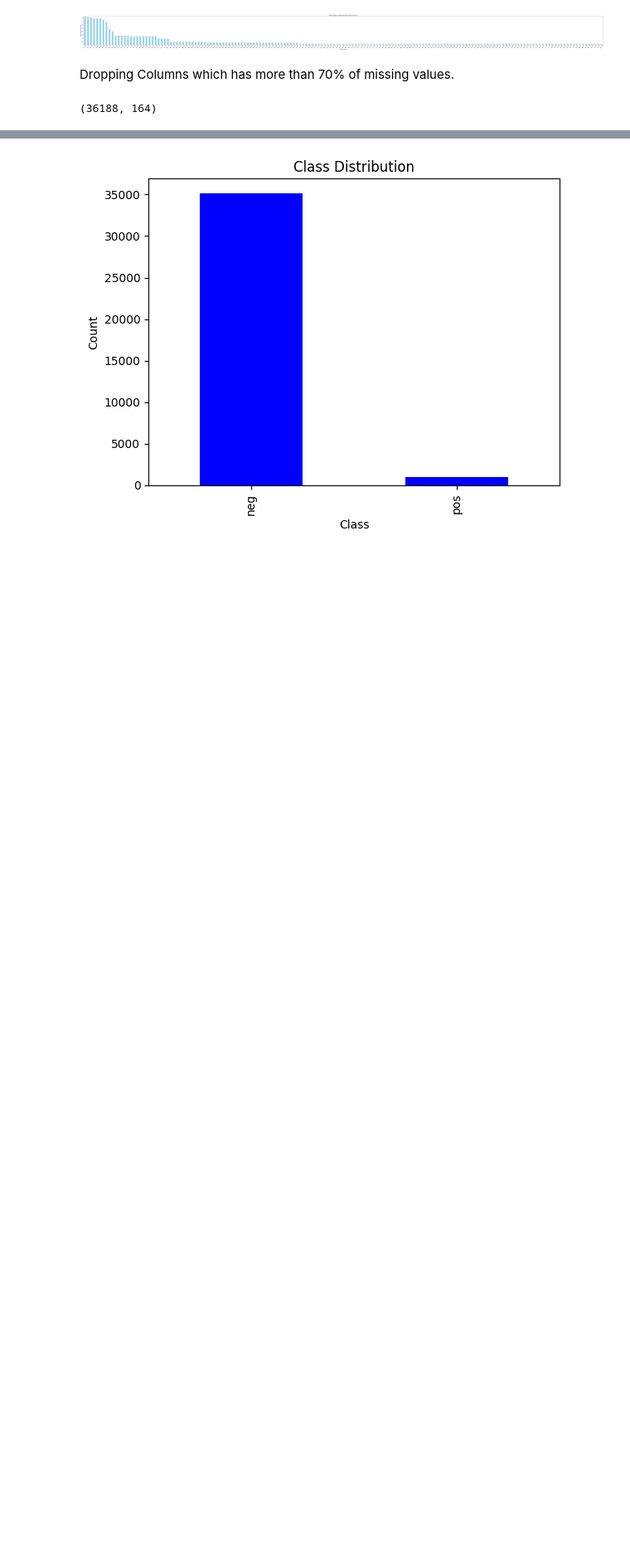
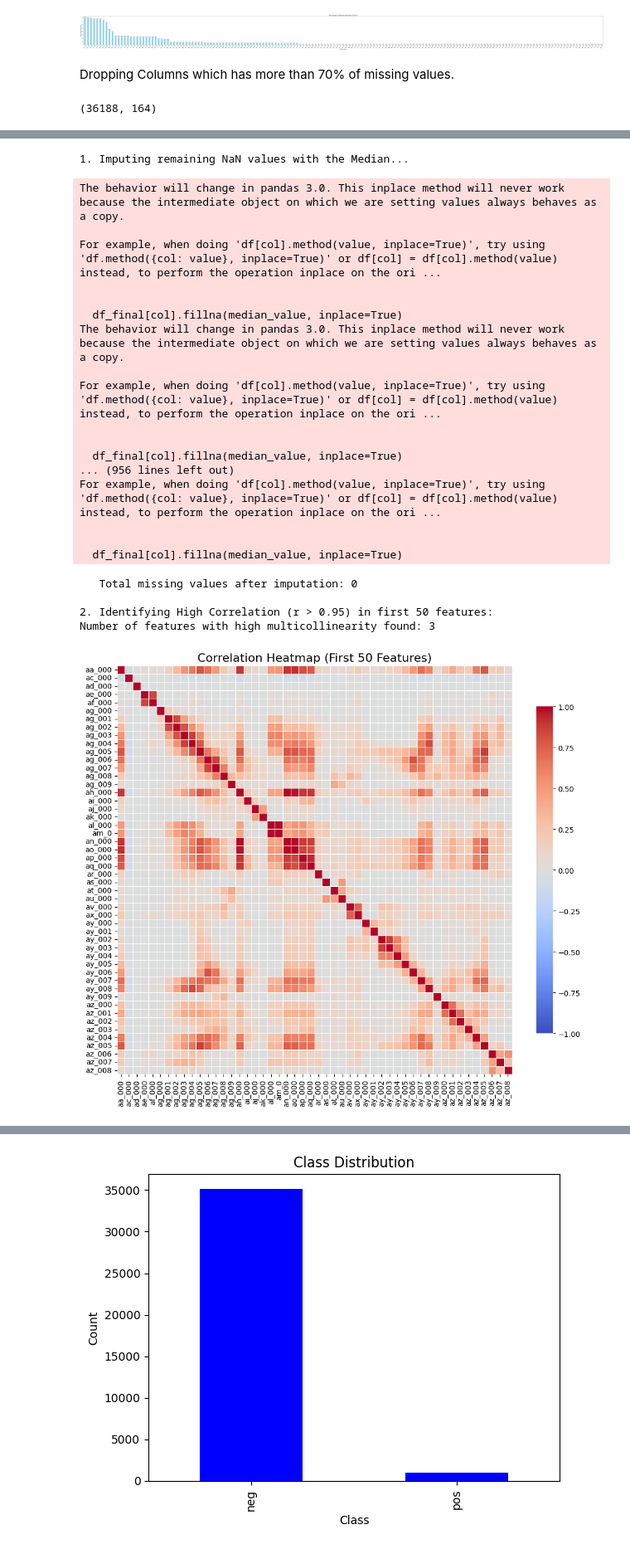
Before and after one commit to NamanVerma27/ABS_liveSensor, a Jupyter notebook: EDA.ipynb, the cells around one changed output, grey strips where cells are left out. Shown at 83% size. Cells and saved outputs as stored; diff of their text form; code cells hidden in the pictures; blank space fills up the shorter version.

```diff
--- a/EDA.ipynb
+++ b/EDA.ipynb
@@ -150,0 +399,64 @@ df.shape
+# %%
+# --- 1. Impute Remaining NaNs with Median (Necessary for Correlation Matrix) ---
+# Create the final, clean dataset for correlation
+df_final = df.drop(columns=['class_encoded']).copy()
+
+print("1. Imputing remaining NaN values with the Median...")
+# Only apply imputation to numeric columns (which is all but 'class')
+for col in df_final.columns:
+    if col != 'class' and df_final[col].isnull().sum() > 0:
+        # Calculate median only on the non-NaN values
+        median_value = df_final[col].median()
+        df_final[col].fillna(median_value, inplace=True)
+
+print(f"   Total missing values after imputation: {df_final.isnull().sum().sum()}")
+# Drop the target variable to analyze feature-to-feature correlation
+features_only = df_final.drop(columns=['class'])
+
+# --- 2. Calculate Correlation Matrix and Identify Multicollinearity ---
+# Calculate the Correlation Matrix (only for the first 50 features for visualization, as 164 is too big)
+# We use the imputed (but not transformed) data for Pearson correlation
+corr_matrix = features_only.iloc[:, :50].corr()
+
+# Define the threshold for high correlation
+high_corr_threshold = 0.95
+
+# Find features highly correlated with others (using the upper triangle of the matrix)
+# This identifies one feature in a highly correlated pair that could potentially be dropped
+upper = corr_matrix.where(np.triu(np.ones(corr_matrix.shape), k=1).astype(bool))
+to_drop_high_corr = [column for column in upper.columns if any(upper[column] > high_corr_threshold)]
+
+print(f"\n2. Identifying High Correlation (r > {high_corr_threshold}) in first 50 features:")
+print(f"Number of features with high multicollinearity found: {len(to_drop_high_corr)}")
+
+# --- 3. Visualize the Correlation Matrix (Heatmap) ---
+plt.figure(figsize=(12, 10))
+# Use 'vmax' and 'vmin' to focus the color scale on the high correlation range
+sns.heatmap(corr_matrix, cmap='coolwarm', linewidths=0.5,
+            cbar_kws={'shrink': 0.8}, vmin=-1, vmax=1)
+plt.title('Correlation Heatmap (First 50 Features)', fontsize=16)
+plt.show()
+# %% [output]
+1. Imputing remaining NaN values with the Median...
+The behavior will change in pandas 3.0. This inplace method will never work because the intermediate object on which we are setting values always behaves as a copy.
+
+For example, when doing 'df[col].method(value, inplace=True)', try using 'df.method({col: value}, inplace=True)' or df[col] = df[col].method(value) instead, to perform the operation inplace on the ori ...
+
+
+  df_final[col].fillna(median_value, inplace=True)
+The behavior will change in pandas 3.0. This inplace method will never work because the intermediate object on which we are setting values always behaves as a copy.
+
+For example, when doing 'df[col].method(value, inplace=True)', try using 'df.method({col: value}, inplace=True)' or df[col] = df[col].method(value) instead, to perform the operation inplace on the ori ...
+
+
+  df_final[col].fillna(median_value, inplace=True)
+... (956 lines left out)
+For example, when doing 'df[col].method(value, inplace=True)', try using 'df.method({col: value}, inplace=True)' or df[col] = df[col].method(value) instead, to perform the operation inplace on the ori ...
+
+
+  df_final[col].fillna(median_value, inplace=True)
+   Total missing values after imputation: 0
+
+2. Identifying High Correlation (r > 0.95) in first 50 features:
+Number of features with high multicollinearity found: 3
+[figure, added]
```
Also changed, not shown: parts of 19 cells of this notebook.
